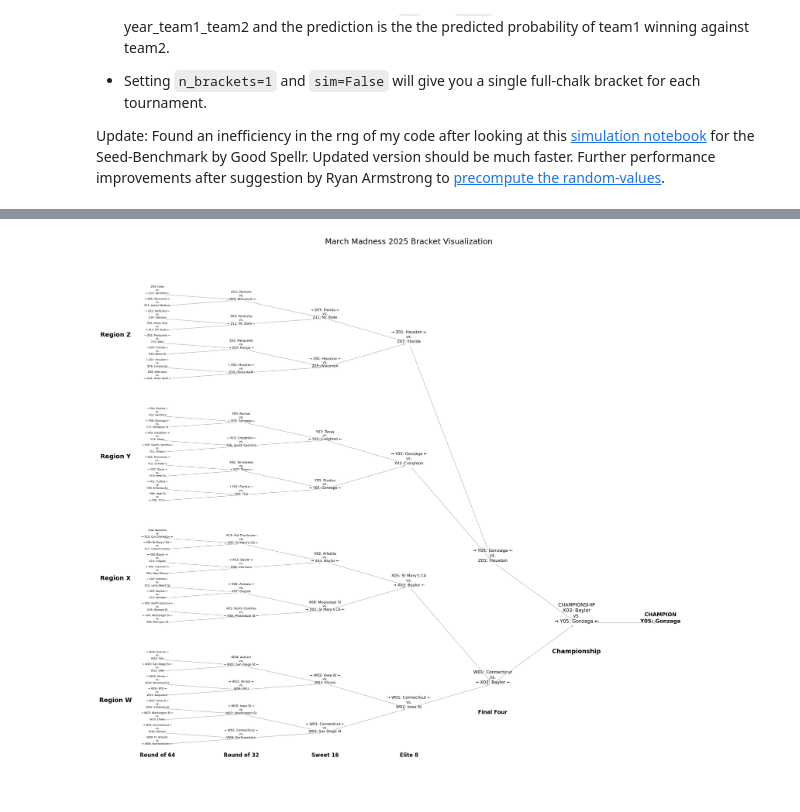
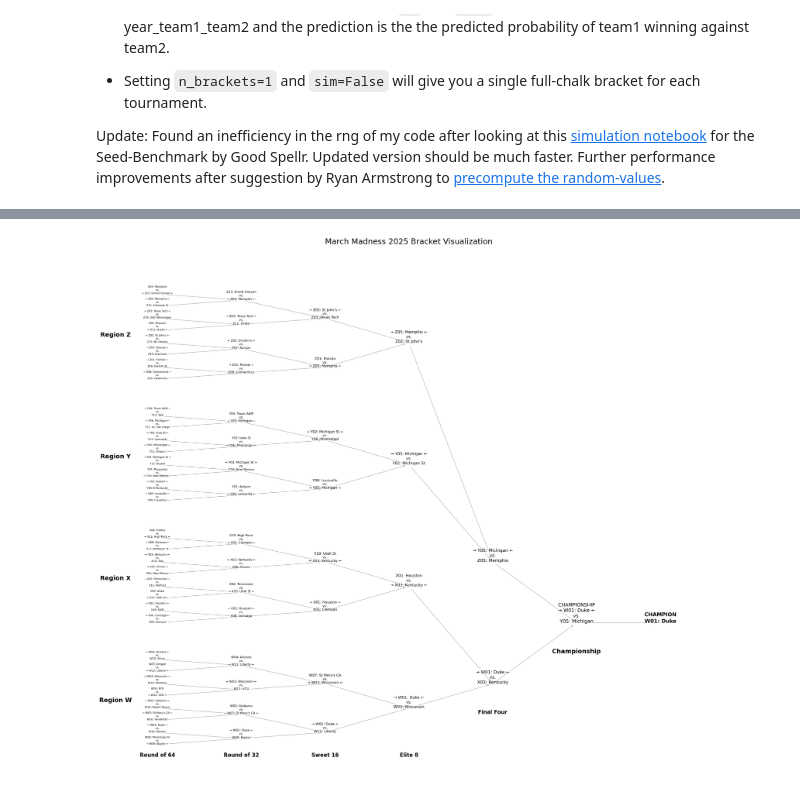
Before and after one commit to brendanlapuma/mmadness-2025, a Jupyter notebook: simulate-n-brackets.ipynb, the cells around one changed output, grey strips where cells are left out. Drawn from its saved outputs; the diff is of its cells as text; code cells hidden in the pictures.

```diff
--- a/simulate-n-brackets.ipynb
+++ b/simulate-n-brackets.ipynb
@@ -182,7 +178,7 @@ submission = pd.read_csv('bracket_simulations.csv')
 
 submission = submission[submission['Bracket'] == bracket]
 round_slots = pd.read_csv("march-machine-learning-mania-2025/MNCAATourneySlots.csv")
-round_slots = round_slots[round_slots['Season'] == 2024]
+round_slots = round_slots[round_slots['Season'] == 2025]
 round_slots = round_slots[round_slots['Slot'].str.contains('R')]  # Filter out First Four
 
 # Merge the seeds_m dataframe with the teams dataframe to get team names
@@ -392,31 +388,33 @@ for i, region in enumerate(regions):
     region_label = f"Region {region}"
     plt.text(-1, i * 20 + 7, region_label, fontsize=14,
              horizontalalignment='center', fontweight='bold')
 
 # Add round labels
 round_names = {
     'R1': 'Round of 64',
     'R2': 'Round of 32',
     'R3': 'Sweet 16',
     'R4': 'Elite 8',
     'R5': 'Final Four',
     'R6': 'Championship'
 }
 
 for i, r in enumerate(['R1', 'R2', 'R3', 'R4']):
     plt.text(i * x_spacing, -2, round_names[r], fontsize=12,
              horizontalalignment='center', fontweight='bold')
 
 plt.text(x_spacing * 4, 5, round_names['R5'], fontsize=12,
          horizontalalignment='center', fontweight='bold')
 plt.text(x_spacing * 5, 15, round_names['R6'], fontsize=14,
          horizontalalignment='center', fontweight='bold')
 
 # Remove axes
 plt.axis('off')
 plt.title('March Madness 2025 Bracket Visualization', fontsize=18)
 plt.tight_layout()
 plt.savefig('bracket_visualization.png', dpi=300, bbox_inches='tight')
 plt.show()
+
+# Arrows are a bit fucked up still but it's decent
 # %% [output]
-[figure, old version]
+[figure, new version]
```
Also changed, not shown: parts of 2 cells of this notebook, 3 other files.
